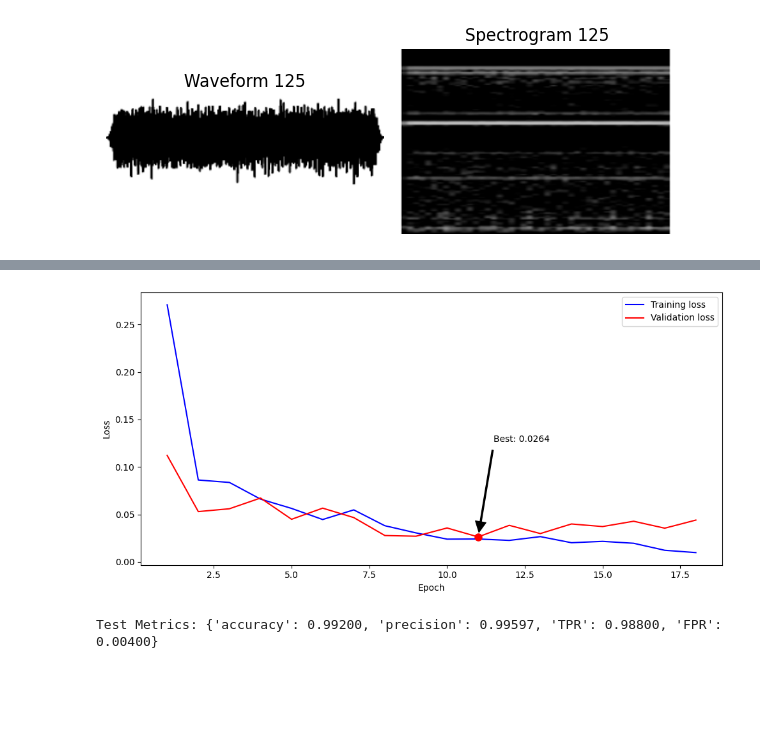
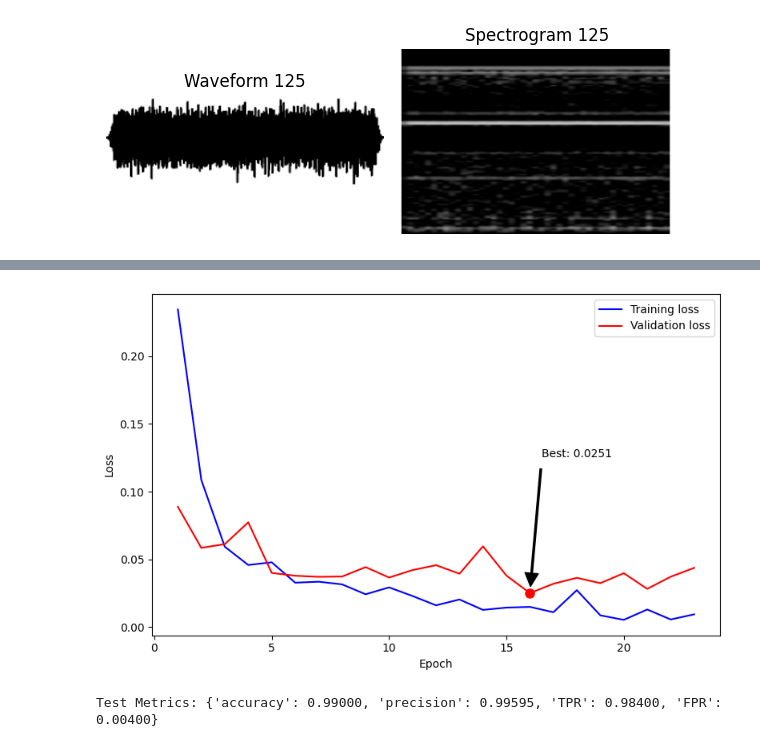
Before and after one commit to glimeuxe/quake, a Jupyter notebook: main.ipynb, the cells around one changed output, grey strips where cells are left out. Saved outputs shown, nothing was run; the diff lists cells and outputs as text; code cells hidden in the pictures; blank space fills up the shorter version.

```diff
--- a/main.ipynb
+++ b/main.ipynb
@@ -144,33 +144,30 @@ class SomnialUnit(nn.Module):
 		g = self.beta(torch.cat([x_t, x_s_hat], dim=1))
 		return g * x_s_hat + (1 - g) * x_t
 
-class SomnialCNN(nn.Module):
+class CNN(nn.Module):
 	def __init__(self):
 		super().__init__()
-		self.id = "SomnialCNN"
+		self.id = "CNN"
 		self.conv1 = nn.Conv2d(3, 16, kernel_size=3, padding=1)
-		self.pool = nn.MaxPool2d(2, 2)
 		self.conv2 = nn.Conv2d(16, 32, kernel_size=3, padding=1)
 		self.conv3 = nn.Conv2d(32, 64, kernel_size=3, padding=1)
-		self.su = SomnialUnit(in_channels=64)
+		# self.su = SomnialUnit(in_channels=64)
 		self.fc1 = nn.Linear(64 * 25 * 37, 128)
 		self.fc2 = nn.Linear(128, 32)
 		self.fc3 = nn.Linear(32, 16)
 		self.fc4 = nn.Linear(16, 1)
+		self.pool = nn.MaxPool2d(2, 2)
 		self.dropout = nn.Dropout(0.25)
 
 	def forward(self, x):
 		x = self.pool(F.relu(self.conv1(x)))
 		x = self.pool(F.relu(self.conv2(x)))
 		x = self.pool(F.relu(self.conv3(x)))
-		x = self.su(x)
+		# x = self.su(x)
 		x = torch.flatten(x, 1)
-		x = F.relu(self.fc1(x))
-		x = self.dropout(x)
-		x = F.relu(self.fc2(x))
-		x = self.dropout(x) ##
-		x = F.relu(self.fc3(x))
-		x = torch.sigmoid(self.fc4(x))
+		x = self.dropout(F.relu(self.fc1(x)))
+		x = self.dropout(F.relu(self.fc2(x)))
+		x = torch.sigmoid(self.fc4(F.relu(self.fc3(x))))
 		return x
 # %%
 def train_model(model, train_loader, dev_loader, criterion, optimizer):
@@ -235,5 +230,5 @@ cuda
 # %%
-model = SomnialCNN().to(DEVICE)
+model = CNN().to(DEVICE)
 criterion = nn.BCELoss()
 optimizer = torch.optim.AdamW(model.parameters(), lr=LEARNING_RATE)
 
@@ -260,36 +253,35 @@ Epoch 18/50 - Train Loss: 0.0099 - Dev Loss: 0.0441
 Stopping early
 # %%
 import matplotlib.pyplot as plt
-import json
-import os
-import numpy as np
 
 def visualise_training(model):
 	model_folder = os.path.join(MODELS_PATH, f"{model.id}")
 	with open(os.path.join(model_folder, "losses.json"), "r") as f:
 		loss_data = json.load(f)
 	train_losses = loss_data["train_losses"]
 	dev_losses = loss_data["dev_losses"]
-	plt.figure(figsize=(10, 5))
+	plt.figure(figsize=(8, 5))
 	epochs = range(1, len(train_losses) + 1)
 	plt.plot(epochs, train_losses, 'b-', label='Training loss')
 	plt.plot(epochs, dev_losses, 'r-', label='Validation loss')
 	plt.xlabel("Epoch")
 	plt.ylabel("Loss")
 	plt.legend()
 	best_epoch = np.argmin(dev_losses) + 1
 	best_loss = min(dev_losses)
 	plt.plot(best_epoch, best_loss, 'ro', markersize=8)
-	plt.annotate(f'Best: {best_loss:.4f}',
-				xy=(best_epoch, best_loss),
-				xytext=(best_epoch + 0.5, best_loss + 0.1),
-				arrowprops=dict(facecolor='black', shrink=0.05, width=1.5))
+	plt.annotate(
+		f'Best: {best_loss:.4f}',
+		xy=(best_epoch, best_loss),
+		xytext=(best_epoch + 0.5, best_loss + 0.1),
+		arrowprops=dict(facecolor='black', shrink=0.05, width=1.5)
+	)
 	plt.tight_layout()
 	plt.show()
 
 visualise_training(model)
 # %% [output]
-[figure, old version]
+[figure, new version]
 # %%
 def compute_metrics(y_true, y_pred):
 	y_true, y_pred = y_true.cpu().numpy(), (y_pred.cpu().numpy() > 0.5)
@@ -328,4 +320,4 @@ def evaluate_model(model, test_loader):
 model.load_state_dict(torch.load(os.path.join(MODELS_PATH, f"{model.id}", "best.pth")))
 evaluate_model(model, test_loader)
 # %% [output]
-Test Metrics: {'accuracy': 0.99200, 'precision': 0.99597, 'TPR': 0.98800, 'FPR': 0.00400}
+Test Metrics: {'accuracy': 0.99000, 'precision': 0.99595, 'TPR': 0.98400, 'FPR': 0.00400}
```
Also changed, not shown: parts of 2 cells of this notebook.
